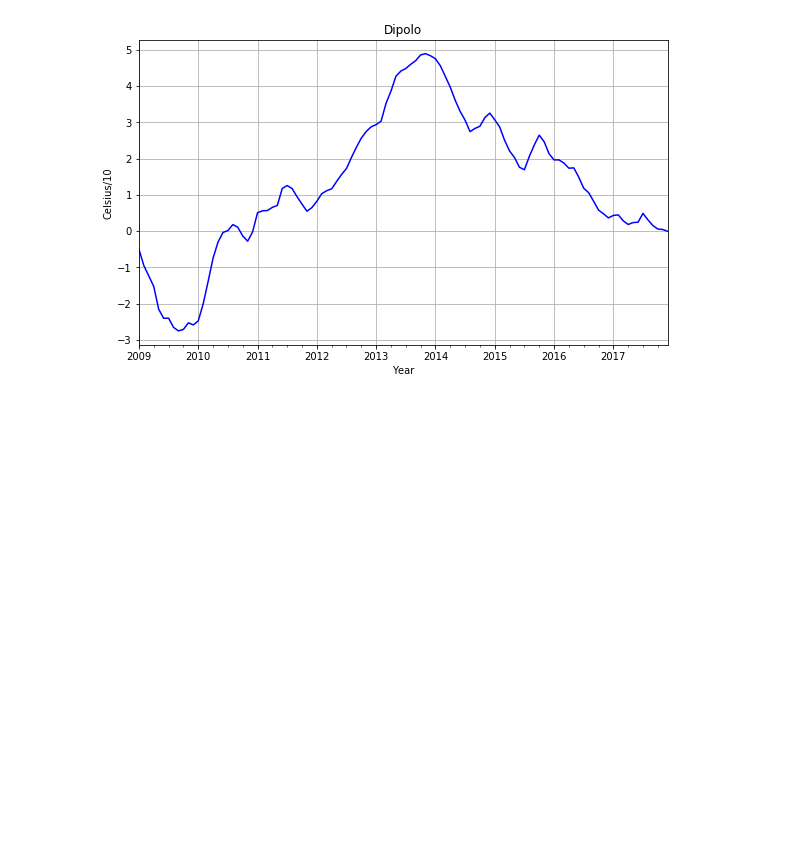
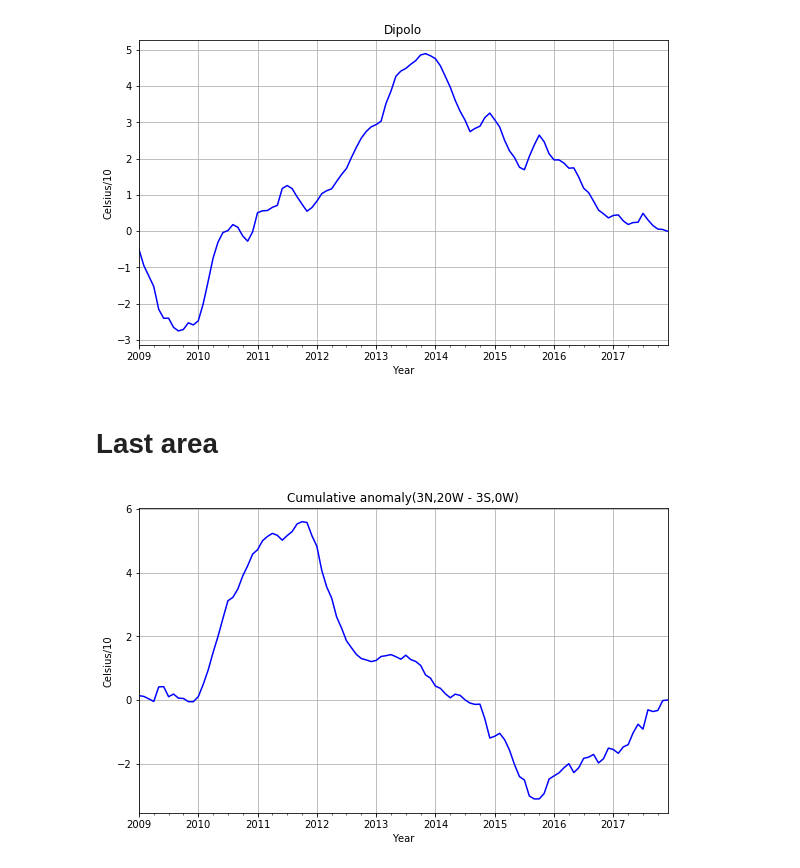
Before and after one commit to tiagotele/experimentos_oceanografia, a Jupyter notebook: Exame dos dados de anomalia.ipynb, the cells around one changed output. Cells and saved outputs as stored; diff of their text form; code cells hidden in the pictures; blank space fills up the shorter version.

Commit message:
Adicionando última área

```diff
--- a/Exame dos dados de anomalia.ipynb
+++ b/Exame dos dados de anomalia.ipynb
@@ -398,3 +398,21 @@ dipolo_df[COLUNA_ANOMALIA_ACUMULADA] = ATN_df[COLUNA_ANOMALIA_ACUMULADA] - ATS_d
 plota_coluna_do_dataframe(dipolo_df, 'Dipolo',COLUNA_ANOMALIA_ACUMULADA)
 # %% [output]
 [figure]
+# %% [markdown]
+# Last area
+# %%
+# ATL3 : 3N-3S / 20W-0W
+
+colunas_atn_s = constroi_colunas_latitude_longitude(initial_n=3, end_n=0,
+                                              initial_s=3, end_s=0,
+                                              initial_w=19, end_w=0,
+                                              initial_e=0, end_e=0)
+ATL3_df=pd.DataFrame(funceme_df, index=funceme_df.index, columns=colunas_atn_s)
+ATL3_df = ATL3_df.dropna(axis=1, how='any')
+climatologia_norte=adiciona_media_mensal(ATL3_df)
+climatologia_norte=calcula_climatologia_para_dataframe(ATL3_df)
+ATL3_df = adiciona_anomalia(ATL3_df)
+ATL3_df = adiciona_anomalia_acumulada(ATL3_df)
+plota_coluna_do_dataframe(ATL3_df, 'Cumulative anomaly(3N,20W - 3S,0W)',COLUNA_ANOMALIA_ACUMULADA)
+# %% [output]
+[figure, added]
```
